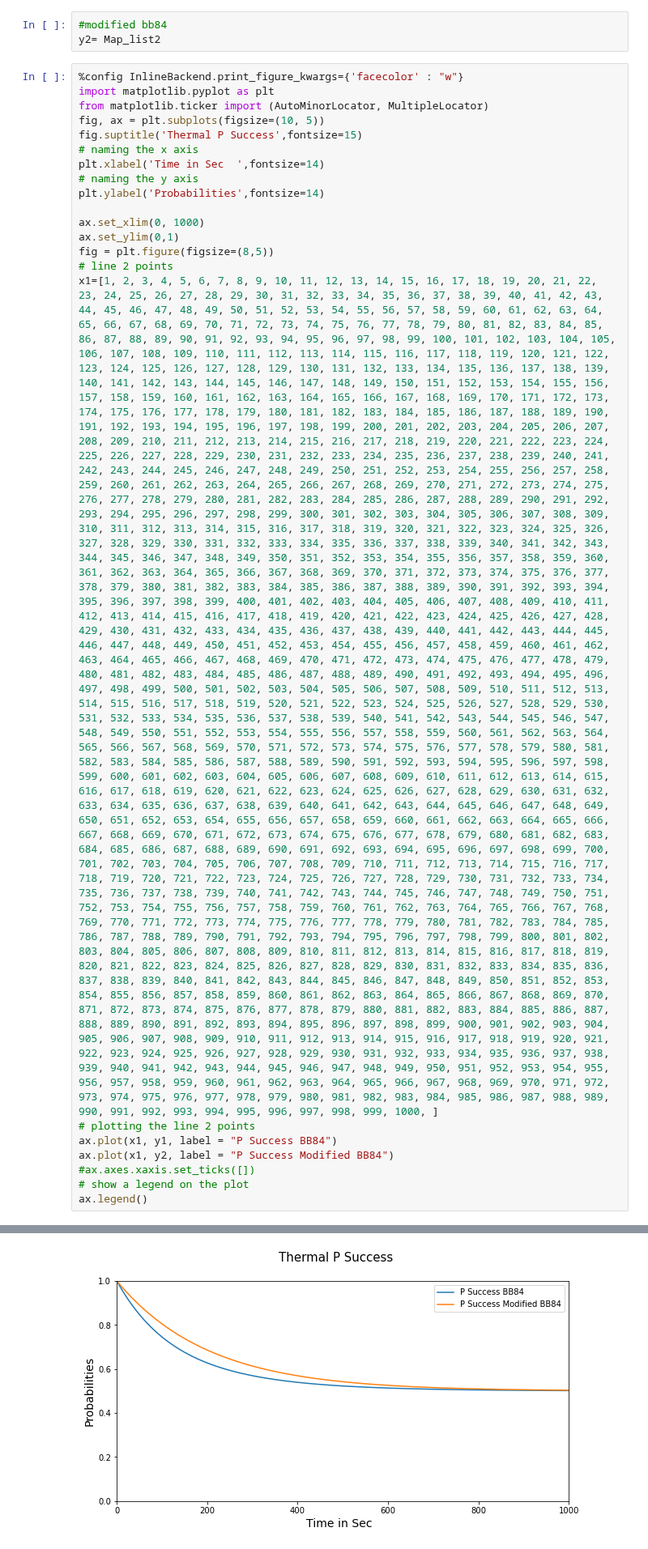
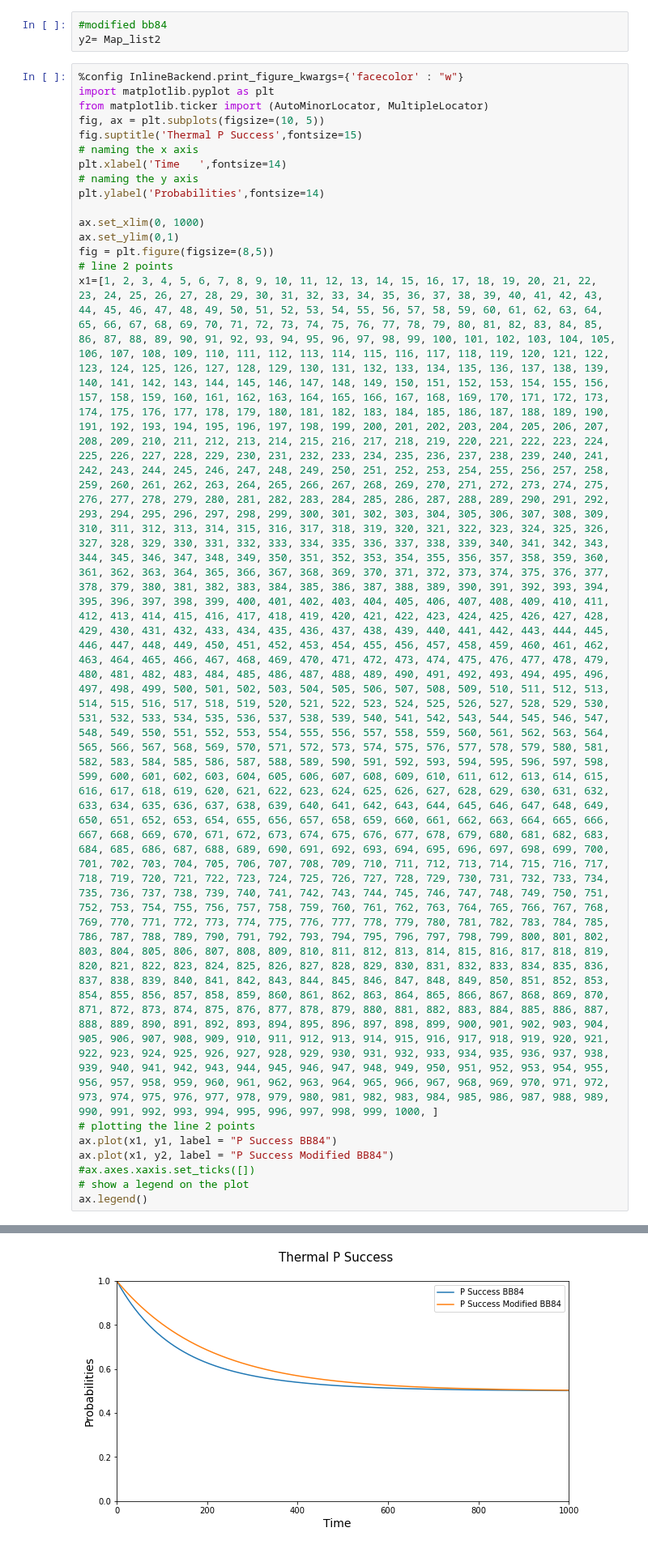
Before and after one commit to bishwajitprasadgond/Amplitude-damping-error-on-Quantum-Key-Distribution-Protocols-Effect-and-A-Probable-Bypass, a Jupyter notebook: BB84/Probability of Success BB84 and Modified BB84 Mathematically.ipynb, the cells around one changed output, grey strips where cells are left out. Shown at 81% size. Drawn from its saved outputs; the diff is of its cells as text.

```diff
--- a/BB84/Probability of Success BB84 and Modified BB84 Mathematically.ipynb
+++ b/BB84/Probability of Success BB84 and Modified BB84 Mathematically.ipynb
@@ -104,7 +104,7 @@ from matplotlib.ticker import (AutoMinorLocator, MultipleLocator)
 fig, ax = plt.subplots(figsize=(10, 5))
 fig.suptitle('Thermal P Success',fontsize=15)
 # naming the x axis
-plt.xlabel('Time in Sec  ',fontsize=14)
+plt.xlabel('Time   ',fontsize=14)
 # naming the y axis
 plt.ylabel('Probabilities',fontsize=14)
 
@@ -116,10 +116,10 @@ x1=[1, 2, 3, 4, 5, 6, 7, 8, 9, 10, 11, 12, 13, 14, 15, 16, 17, 18, 19, 20, 21, 2
 # plotting the line 2 points
 ax.plot(x1, y1, label = "P Success BB84")
 ax.plot(x1, y2, label = "P Success Modified BB84")
 #ax.axes.xaxis.set_ticks([])
 # show a legend on the plot
 ax.legend()
 # %% [output]
 <matplotlib.legend.Legend at 0x...>
-[figure, old version]
+[figure, new version]
 <Figure size 576x360 with 0 Axes>
```
Also changed, not shown: parts of 2 cells of this notebook.
